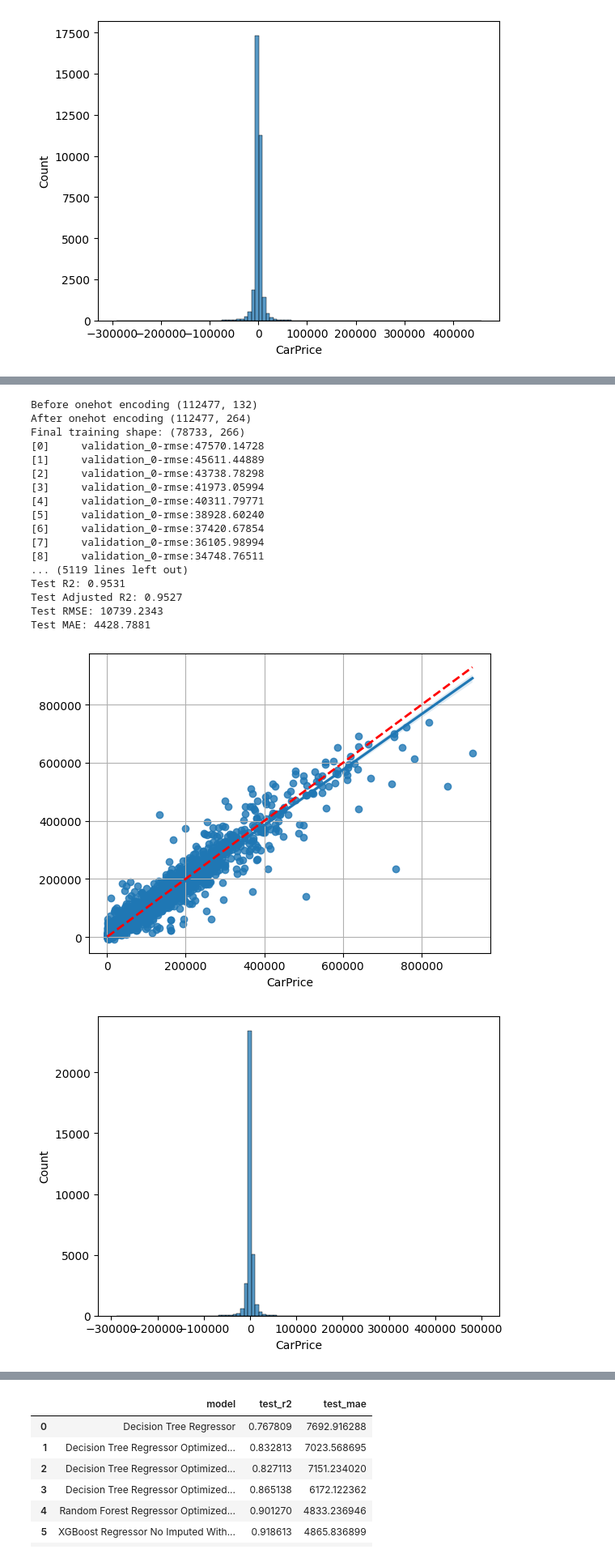
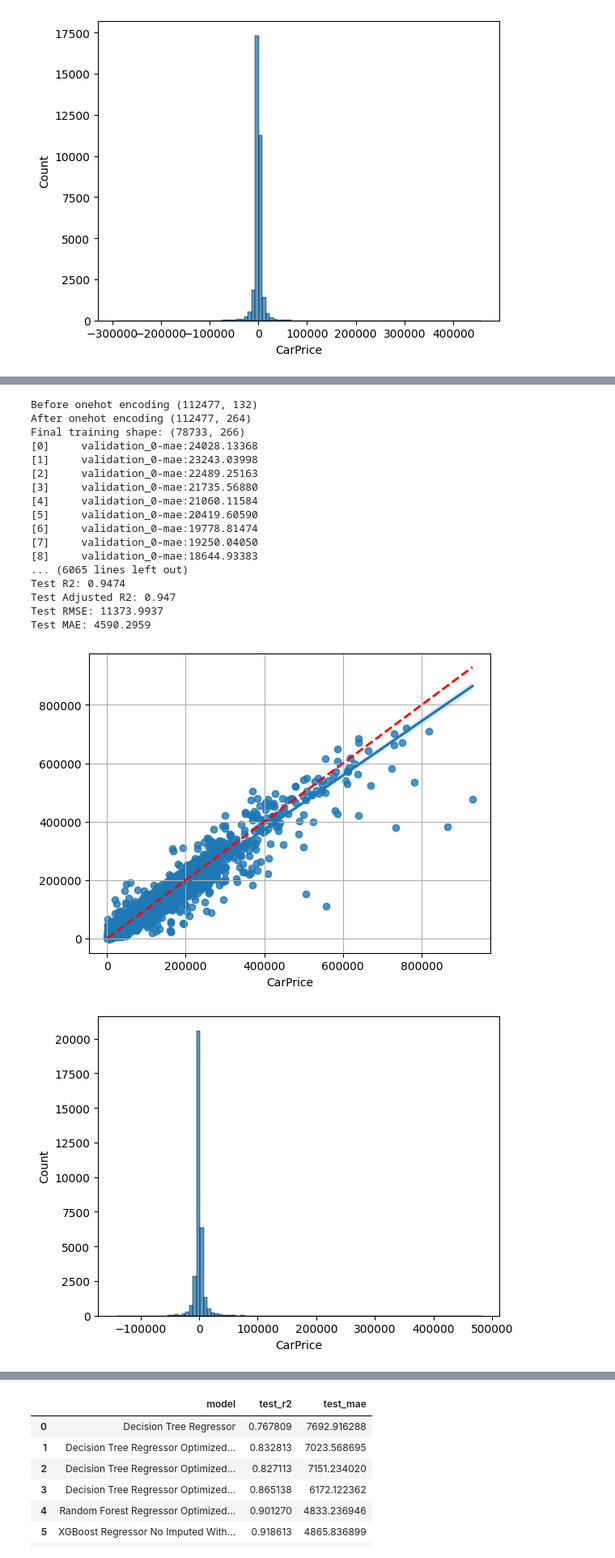
Before and after one commit to SashoVas/CarPricePrediction, a Jupyter notebook: tree_models.ipynb, the cells around one changed output, grey strips where cells are left out. Shown at 81% size. Saved outputs shown, nothing was run; the diff lists cells and outputs as text; code cells hidden in the pictures.

Commit message:
Improveing the tree models and adding neural network models

```diff
--- a/tree_models.ipynb
+++ b/tree_models.ipynb
@@ -852,7 +852,7 @@ X_train = X_train.drop(columns=['Model'])
 X_test = X_test.drop(columns=['Model'])
 X_train = X_train.drop(columns=['Brand'])
 X_test = X_test.drop(columns=['Brand'])
-final_model = xgb.XGBRegressor(objective='reg:squarederror',#objective='reg:squarederror'
+final_model = xgb.XGBRegressor(objective='reg:absoluteerror',#objective='reg:squarederror'
                         random_state=42,early_stopping_rounds=15,
                         n_estimators=3000,colsample_bytree=0.5, gamma=0.5, learning_rate=0.07, reg_alpha=2, reg_lambda=1,
                         #booster ='dart'
@@ -908,50 +907,50 @@ handle_model_column(X_train, X_test)
 X_train = X_train.drop(columns=['CarPrice'])
 X_train = X_train.drop(columns=['Model'])
 X_test = X_test.drop(columns=['Model'])
 X_train = X_train.drop(columns=['Brand'])
 X_test = X_test.drop(columns=['Brand'])
-final_model = xgb.XGBRegressor(objective='reg:squarederror',#objective='reg:squarederror'
+final_model = xgb.XGBRegressor(objective='reg:absoluteerror',#objective='reg:squarederror'
                         random_state=42,early_stopping_rounds=100,
                         n_estimators=7000,colsample_bytree=0.5, gamma=0.5, learning_rate=0.05, reg_alpha=1, reg_lambda=1,
                         #booster ='dart'
                         )
 
 print("Final training shape:",X_train.shape)
 final_model.fit(X_train, y_train,verbose=True,eval_set=[(X_test, y_test)])
 
 
 train_r2,train_score_adj_r2,train_rmse,train_mae,test_r2,test_score_adj_r2,test_rmse,test_mae=train_and_evaluate_model(final_model, X_train, y_train, X_test, y_test,train_model=False,is_log_transform=False,display_graphs=True)
 results.append({
     'model':'XGBoost Regressor Final Model With Outliers and keywords columns',
     'train_r2':train_r2,
     'train_adj_r2':train_score_adj_r2,
     'train_rmse':train_rmse,
     'train_mae':train_mae,
     'test_r2':test_r2,
     'test_adj_r2':test_score_adj_r2,
     'test_rmse':test_rmse,
     'test_mae':test_mae
 })
 # %% [output]
 Before onehot encoding (112477, 132)
 After onehot encoding (112477, 264)
 Final training shape: (78733, 266)
-[0]     validation_0-rmse:47570.14728
-[1]     validation_0-rmse:45611.44889
-[2]     validation_0-rmse:43738.78298
-[3]     validation_0-rmse:41973.05994
-[4]     validation_0-rmse:40311.79771
-[5]     validation_0-rmse:38928.60240
-[6]     validation_0-rmse:37420.67854
-[7]     validation_0-rmse:36105.98994
-[8]     validation_0-rmse:34748.76511
-... (5119 lines left out)
-Test R2: 0.9531
-Test Adjusted R2: 0.9527
-Test RMSE: 10739.2343
-Test MAE: 4428.7881
+[0]     validation_0-mae:24028.13368
+[1]     validation_0-mae:23243.03998
+[2]     validation_0-mae:22489.25163
+[3]     validation_0-mae:21735.56880
+[4]     validation_0-mae:21060.11584
+[5]     validation_0-mae:20419.60590
+[6]     validation_0-mae:19778.81474
+[7]     validation_0-mae:19250.04050
+[8]     validation_0-mae:18644.93383
+... (6065 lines left out)
+Test R2: 0.9474
+Test Adjusted R2: 0.947
+Test RMSE: 11373.9937
+Test MAE: 4590.2959
-[figure, old version]
+[figure, new version]
-[figure, old version]
+[figure, new version]
 # %%
 #df = pd.DataFrame(results)
 #df.to_csv('tree_models/tree_model_results.csv',index=False)
```
Also changed, not shown: parts of 5 cells of this notebook, 2 other files.
